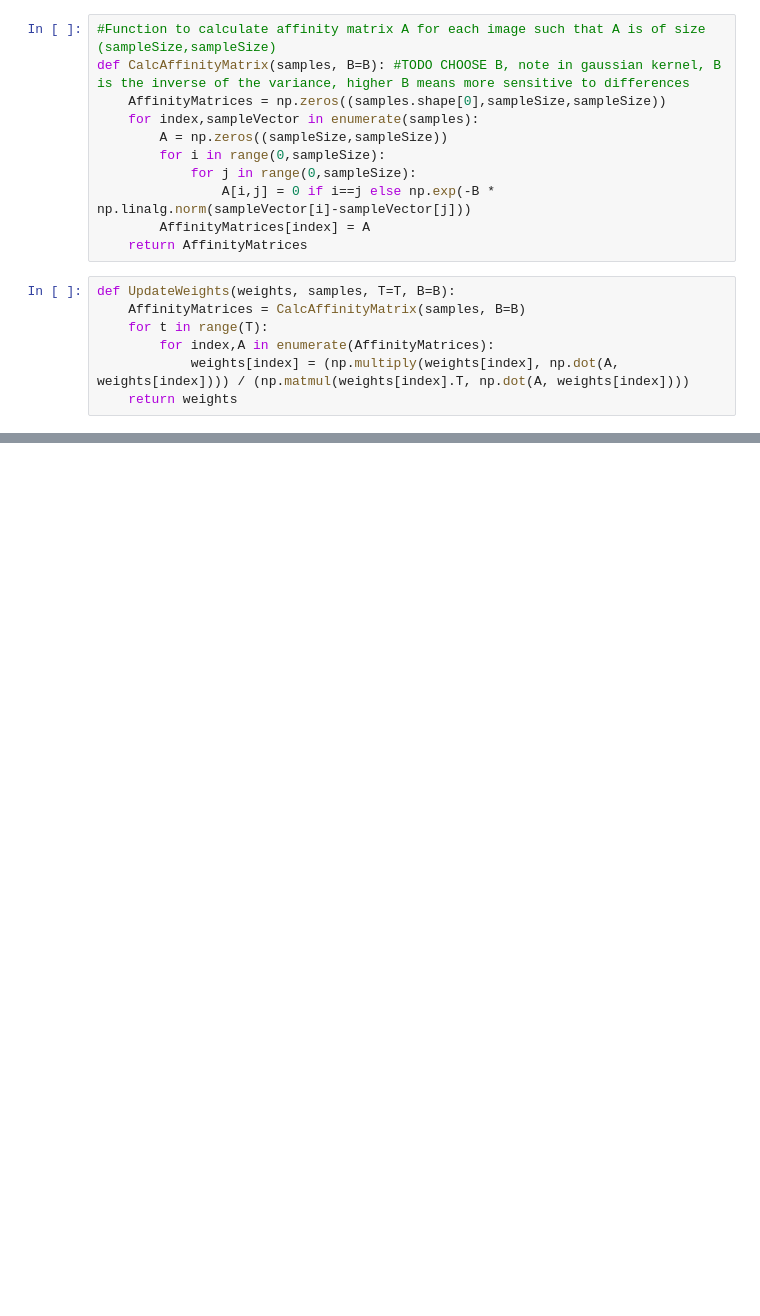
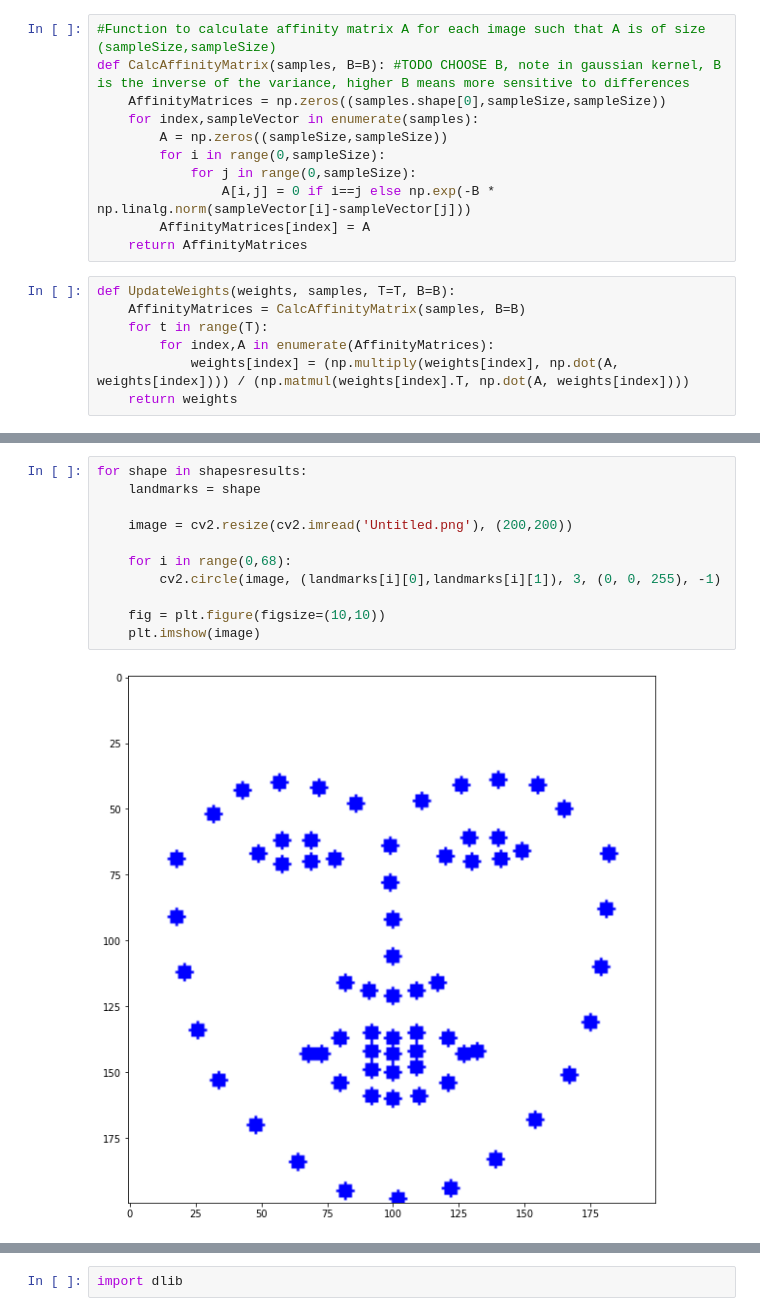
Before and after one commit to AmmarMohamed21/Facial-Landmarks-Detector, a Jupyter notebook: landmark_playground.ipynb, the cells around one changed output, grey strips where cells are left out. Drawn from its saved outputs; the diff is of its cells as text; blank space fills up the shorter version.

```diff
--- a/landmark_playground.ipynb
+++ b/landmark_playground.ipynb
@@ -446,0 +697,13 @@ fd.shape
+# %%
+for shape in shapesresults:
+    landmarks = shape
+
+    image = cv2.resize(cv2.imread('Untitled.png'), (200,200))
+
+    for i in range(0,68):
+        cv2.circle(image, (landmarks[i][0],landmarks[i][1]), 3, (0, 0, 255), -1)
+
+    fig = plt.figure(figsize=(10,10))
+    plt.imshow(image)
+# %% [output]
+[figure, added]
@@ -446,0 +719,2 @@ fd.shape
+# %%
+import dlib
```
Also changed, not shown: parts of 60 cells of this notebook, 4 other files.
